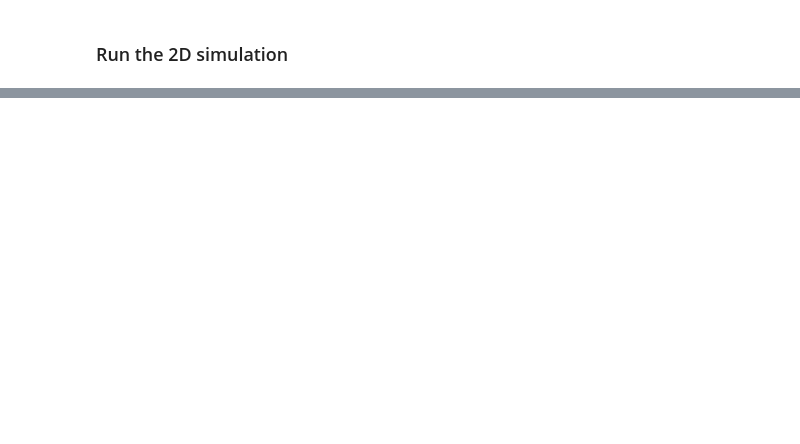
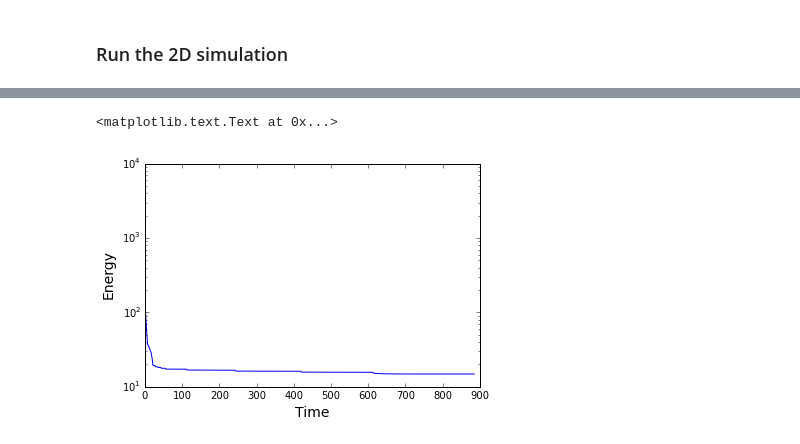
Before and after one commit to tkphd/KKS-binary-solidification, a Jupyter notebook: FiPy-KKS.ipynb, the cells around one changed output, grey strips where cells are left out. Saved outputs shown, nothing was run; the diff lists cells and outputs as text; code cells hidden in the pictures; blank space fills up the shorter version.

```diff
--- a/FiPy-KKS.ipynb
+++ b/FiPy-KKS.ipynb
@@ -638,7 +660,10 @@ totalSteps2 = 5000
 # %%
-plt.plot(solidHistory2)
+plt.semilogy(energyHistory2 - 1.01*np.min(energyHistory2))
 plt.xlabel('Time', fontsize=14)
-plt.ylabel('Solid fraction', fontsize=14)
+plt.ylabel('Energy', fontsize=14)
+# %% [output]
+<matplotlib.text.Text at 0x...>
+[figure, added]
 # %%
 plt.plot(massHistory2)
 plt.xlabel('Time', fontsize=14)
```
Also changed, not shown: parts of 20 cells of this notebook.
